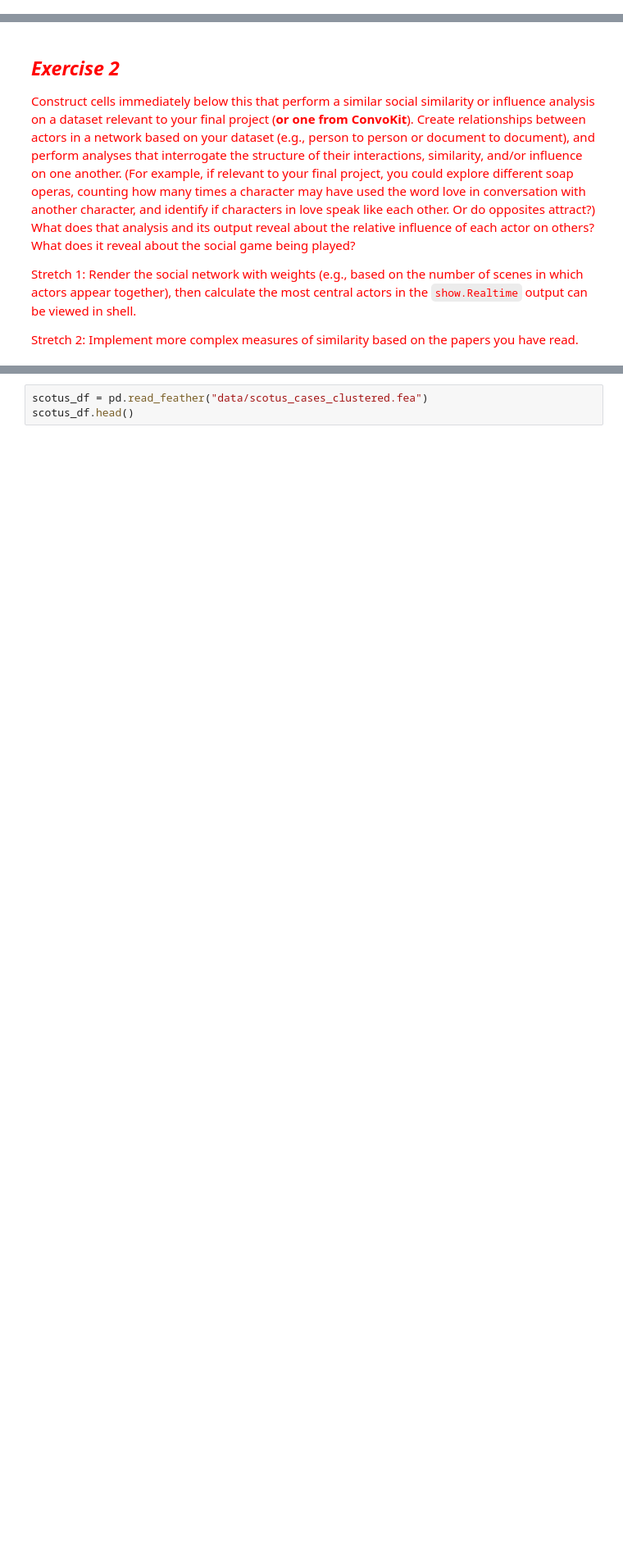
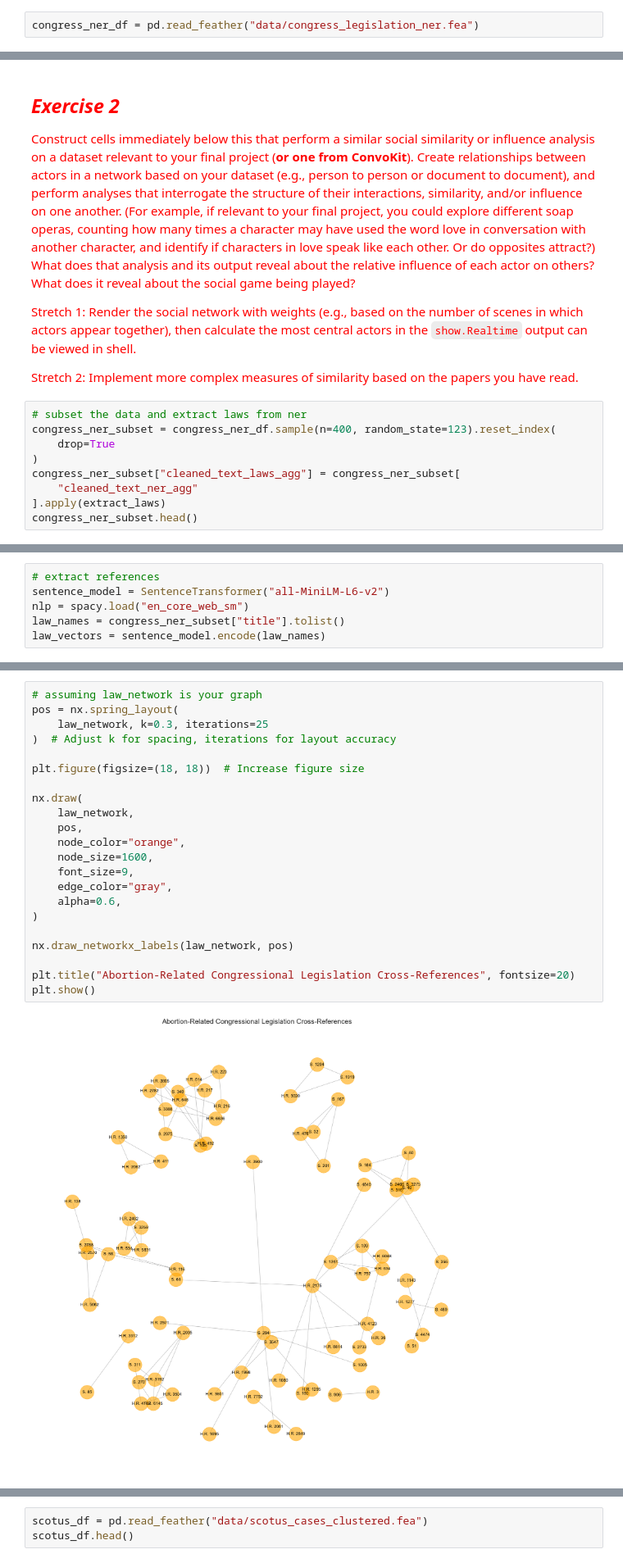
Before and after one commit to michplunkett/computational-content-analysis, a Jupyter notebook: 8-MichaelPlunkett-Answers.ipynb, the cells around one changed output, grey strips where cells are left out. Shown at 82% size. Drawn from its saved outputs; the diff is of its cells as text; blank space fills up the shorter version.

```diff
--- a/8-MichaelPlunkett-Answers.ipynb
+++ b/8-MichaelPlunkett-Answers.ipynb
@@ -171,6 +192,8 @@ WARNING: Utterance text must be a string: text of utterance with ID: t1_creh7rb
 WARNING: Utterance text must be a string: text of utterance with ID: t1_crctrfy has been casted to a string.
 WARNING: Utterance text must be a string: text of utterance with ID: t1_crbkihy has been casted to a string.
 WARNING: Utterance text must be a string: text of utterance with ID: t1_cra0ei4 has been casted to a string.
+# %%
+congress_ner_df = pd.read_feather("data/congress_legislation_ner.fea")
 # %% [markdown]
 ## <font color="red">*Exercise 1*</font>
 
@@ -230,3 +257,12 @@ which actors appear together), then calculate the most central actors in the
 
 <font color="red">Stretch 2:
 Implement more complex measures of similarity based on the papers you have read.
+# %%
+# subset the data and extract laws from ner
+congress_ner_subset = congress_ner_df.sample(n=400, random_state=123).reset_index(
+    drop=True
+)
+congress_ner_subset["cleaned_text_laws_agg"] = congress_ner_subset[
+    "cleaned_text_ner_agg"
+].apply(extract_laws)
+congress_ner_subset.head()
@@ -232,0 +277,6 @@ Implement more complex measures of similarity based on the papers you have read.
+# %%
+# extract references
+sentence_model = SentenceTransformer("all-MiniLM-L6-v2")
+nlp = spacy.load("en_core_web_sm")
+law_names = congress_ner_subset["title"].tolist()
+law_vectors = sentence_model.encode(law_names)
@@ -232,0 +364,24 @@ Implement more complex measures of similarity based on the papers you have read.
+# %%
+# assuming law_network is your graph
+pos = nx.spring_layout(
+    law_network, k=0.3, iterations=25
+)  # Adjust k for spacing, iterations for layout accuracy
+
+plt.figure(figsize=(18, 18))  # Increase figure size
+
+nx.draw(
+    law_network,
+    pos,
+    node_color="orange",
+    node_size=1600,
+    font_size=9,
+    edge_color="gray",
+    alpha=0.6,
+)
+
+nx.draw_networkx_labels(law_network, pos)
+
+plt.title("Abortion-Related Congressional Legislation Cross-References", fontsize=20)
+plt.show()
+# %% [output]
+[figure, added]
```
Also changed, not shown: parts of 21 cells of this notebook.
